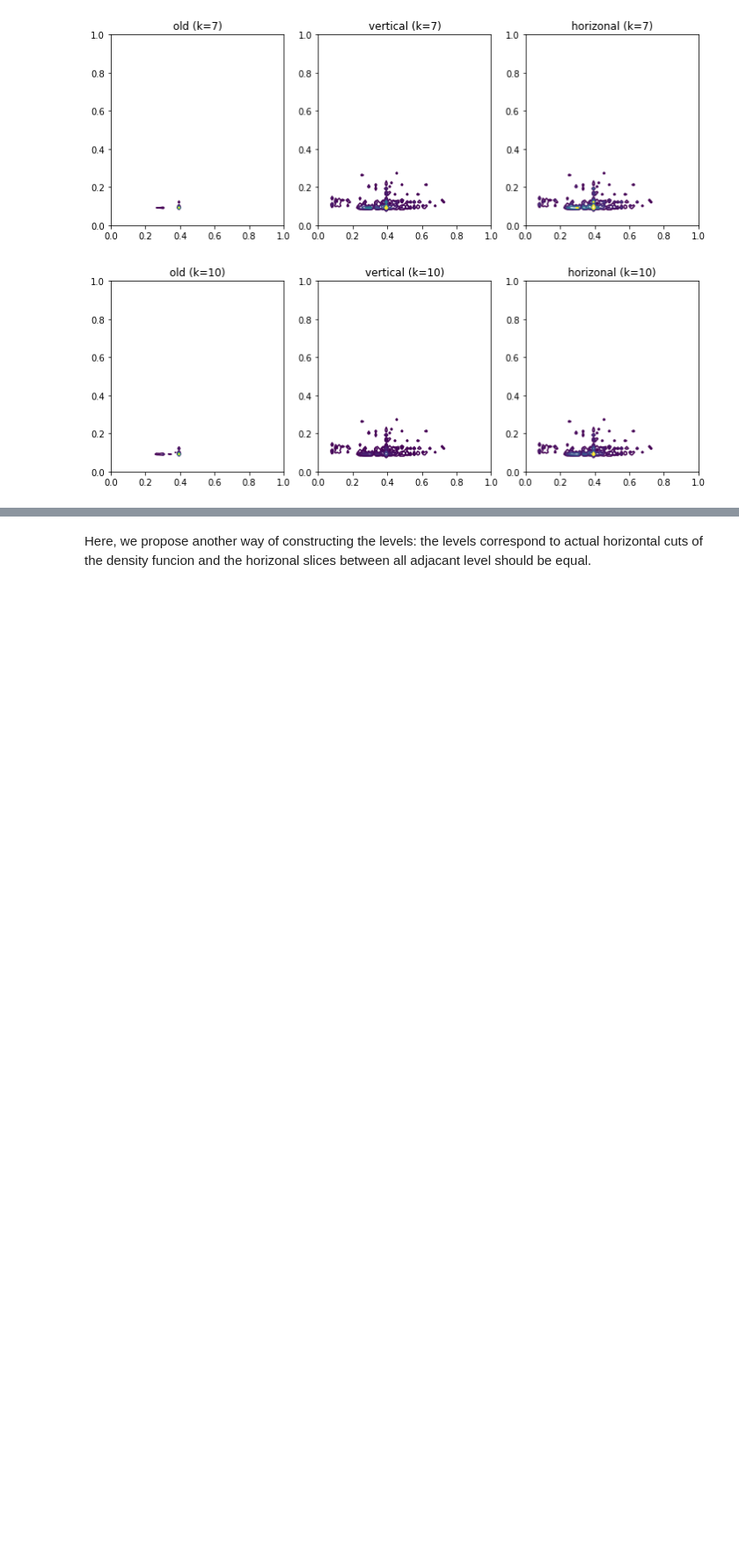
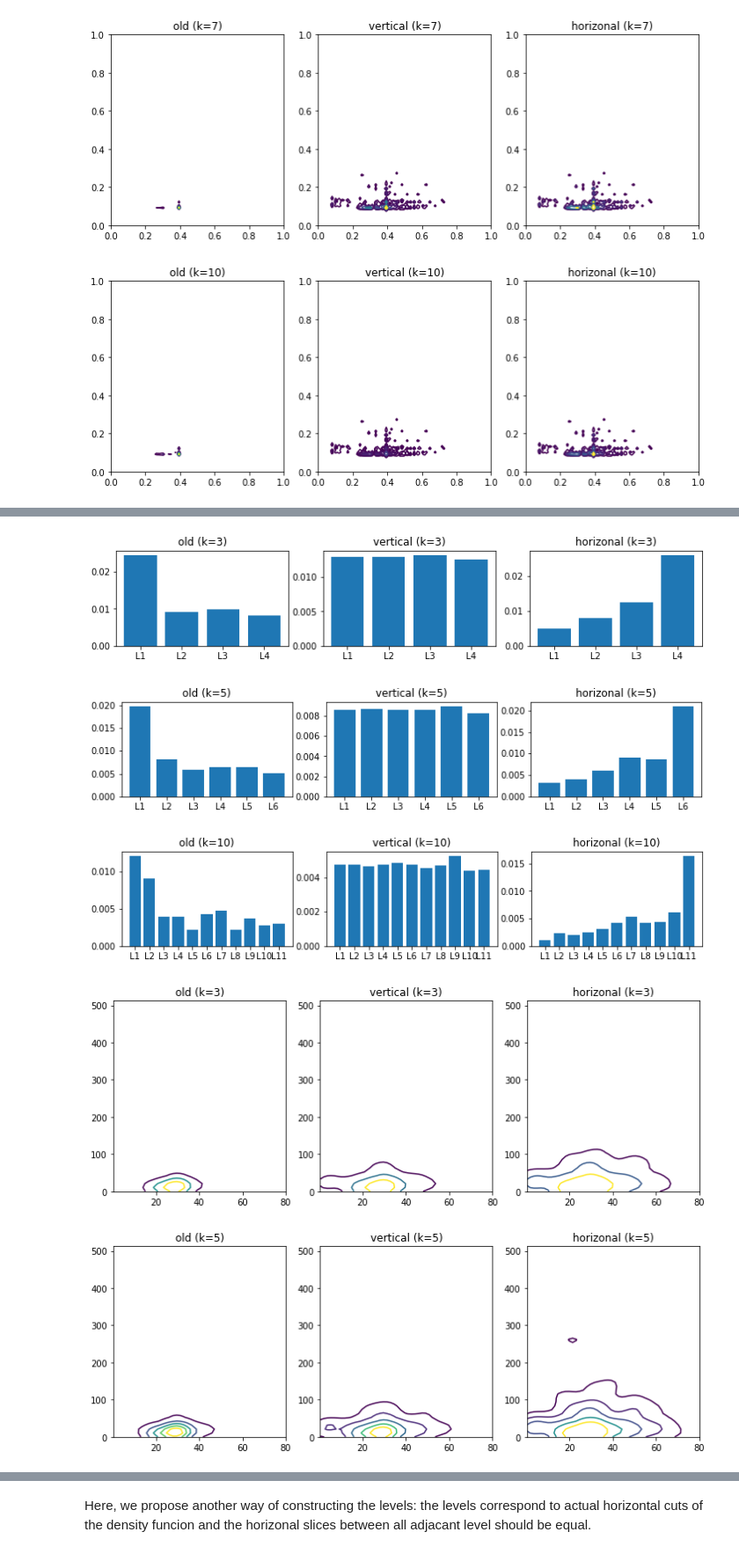
Before and after one commit to nandaloo/iso_value_selection, a Jupyter notebook: proof of concept.ipynb, the cells around one changed output, grey strips where cells are left out. Shown at 88% size. Cells and saved outputs as stored; diff of their text form; code cells hidden in the pictures; blank space fills up the shorter version.

```diff
--- a/proof of concept.ipynb
+++ b/proof of concept.ipynb
@@ -369,0 +511,19 @@ plotting.plot_combined(titanic_p, k=[3, 5, 7, 10])
+# %%
+# get data
+titanic = pd.read_csv('./data/titanic_mixed.csv', index_col=None, usecols=['Age', 'Fare'])
+data = titanic.values.transpose()
+
+mykernel = examples.pdf_kernel(data, kernel_bandwidth=None)
+
+# get support
+indexes = utils.normalize_to_indexes(data=data)
+p = examples.support_kde(mykernel, indexes)
+
+# plot
+plotting.plot_combined(p, indexes[0], indexes[1], k=[3, 5, 10])
+# %% [output]
+[figure, added]
+[figure, added]
+[figure, added]
+[figure, added]
+[figure, added]
```
Also changed, not shown: parts of 44 cells of this notebook, 5 other files.
